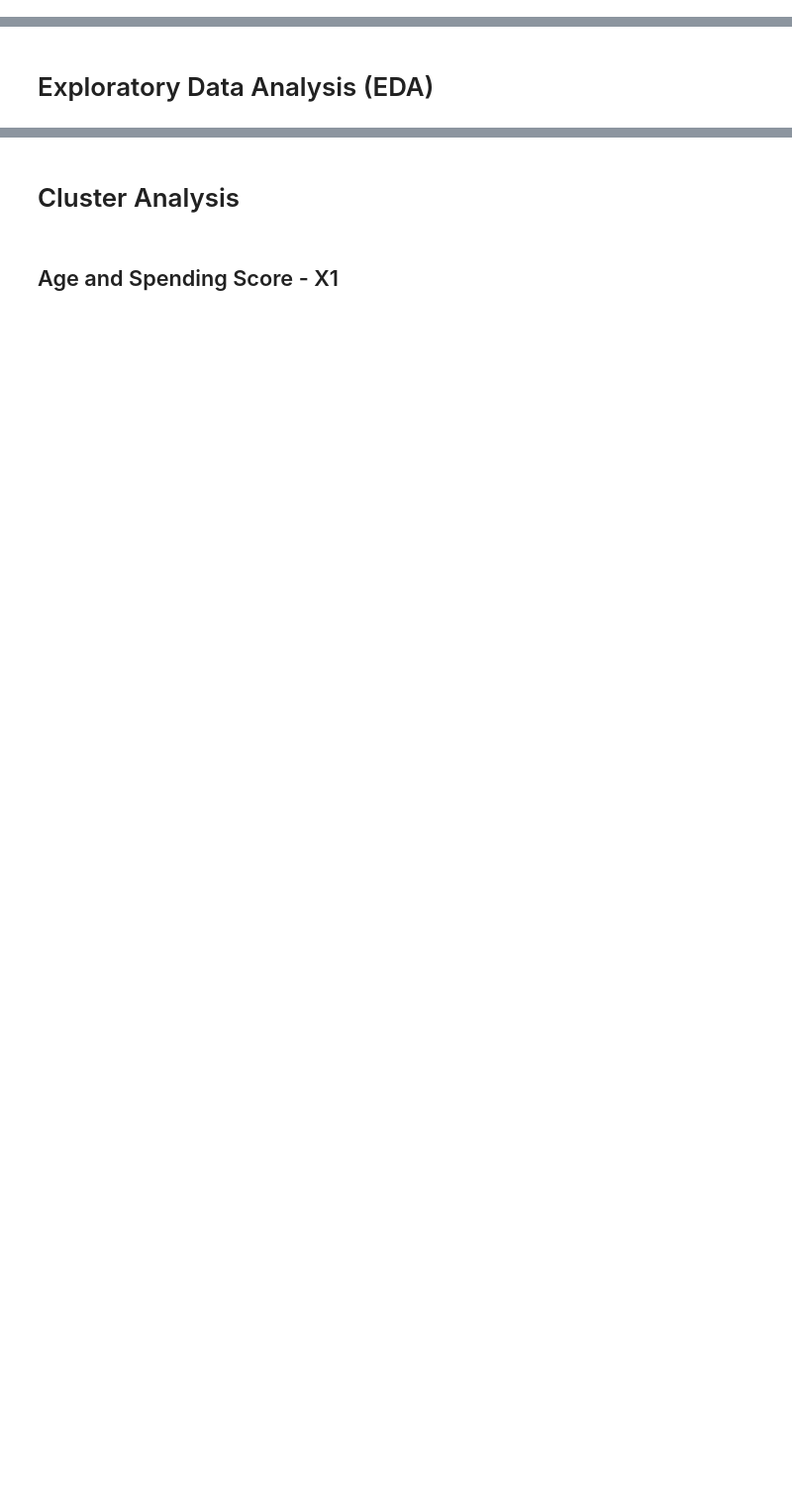
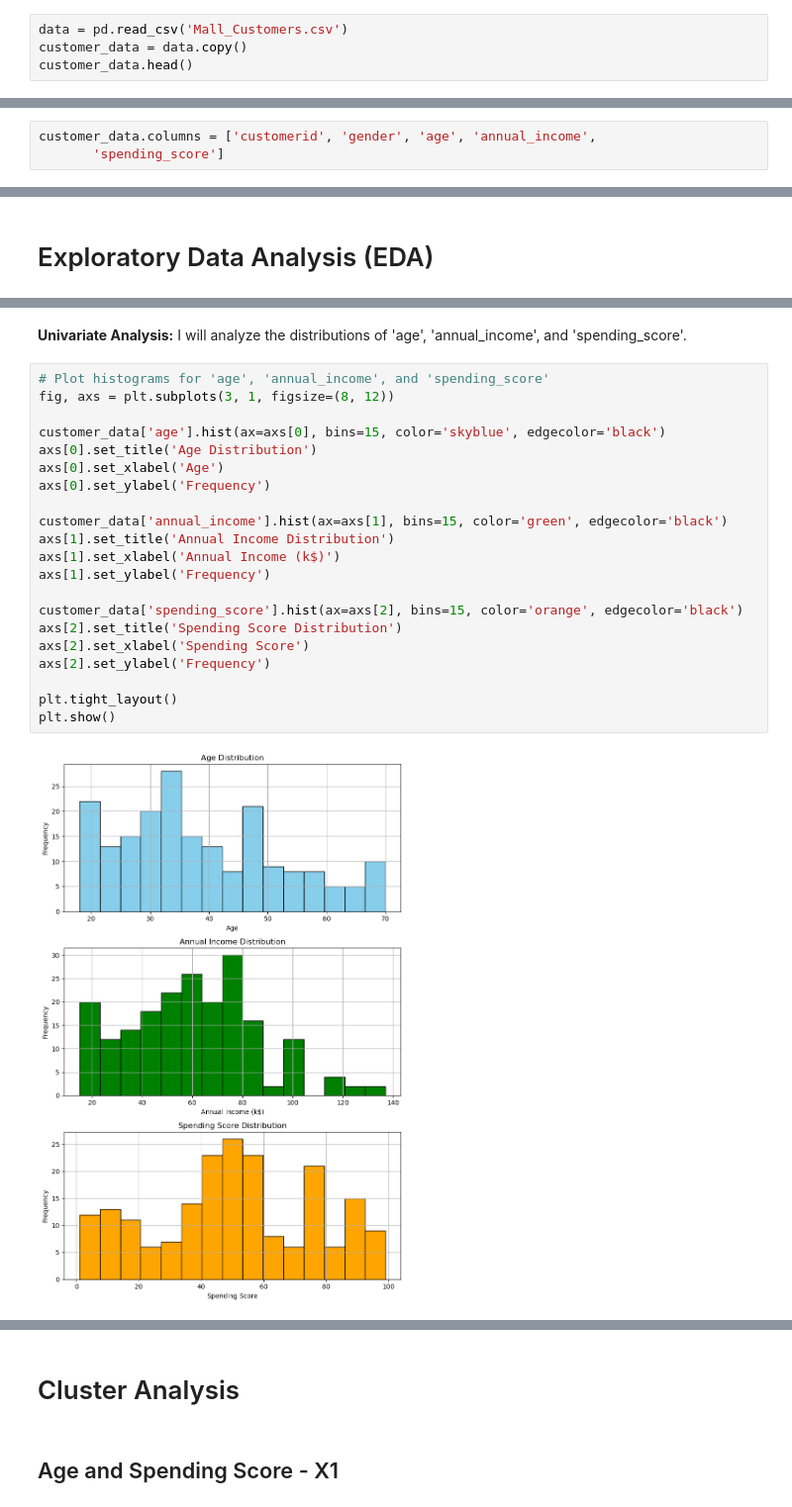
Before and after one commit to easgarli/datascience_bootcamp, a Jupyter notebook: Machine learning/16- Final Projects/Unsupervised Learning/ML_Unsupervised_Final_Project (Customers Segmentation).ipynb, the cells around one changed output, grey strips where cells are left out. Shown at 99% size. Saved outputs shown, nothing was run; the diff lists cells and outputs as text; blank space fills up the shorter version.

```diff
--- a/Machine learning/16- Final Projects/Unsupervised Learning/ML_Unsupervised_Final_Project (Customers Segmentation).ipynb
+++ b/Machine learning/16- Final Projects/Unsupervised Learning/ML_Unsupervised_Final_Project (Customers Segmentation).ipynb
@@ -82,0 +94,4 @@
+# %%
+data = pd.read_csv('Mall_Customers.csv')
+customer_data = data.copy()
+customer_data.head()
@@ -82,0 +105,3 @@
+# %%
+customer_data.columns = ['customerid', 'gender', 'age', 'annual_income',
+       'spending_score']
@@ -84,0 +143,25 @@
+# %% [markdown]
+<b>Univariate Analysis:</b> I will analyze the distributions of 'age', 'annual_income', and 'spending_score'.
+# %%
+# Plot histograms for 'age', 'annual_income', and 'spending_score'
+fig, axs = plt.subplots(3, 1, figsize=(8, 12))
+
+customer_data['age'].hist(ax=axs[0], bins=15, color='skyblue', edgecolor='black')
+axs[0].set_title('Age Distribution')
+axs[0].set_xlabel('Age')
+axs[0].set_ylabel('Frequency')
+
+customer_data['annual_income'].hist(ax=axs[1], bins=15, color='green', edgecolor='black')
+axs[1].set_title('Annual Income Distribution')
+axs[1].set_xlabel('Annual Income (k$)')
+axs[1].set_ylabel('Frequency')
+
+customer_data['spending_score'].hist(ax=axs[2], bins=15, color='orange', edgecolor='black')
+axs[2].set_title('Spending Score Distribution')
+axs[2].set_xlabel('Spending Score')
+axs[2].set_ylabel('Frequency')
+
+plt.tight_layout()
+plt.show()
+# %% [output]
+[figure, added]
```
Also changed, not shown: parts of 33 cells of this notebook, 5 other files.
